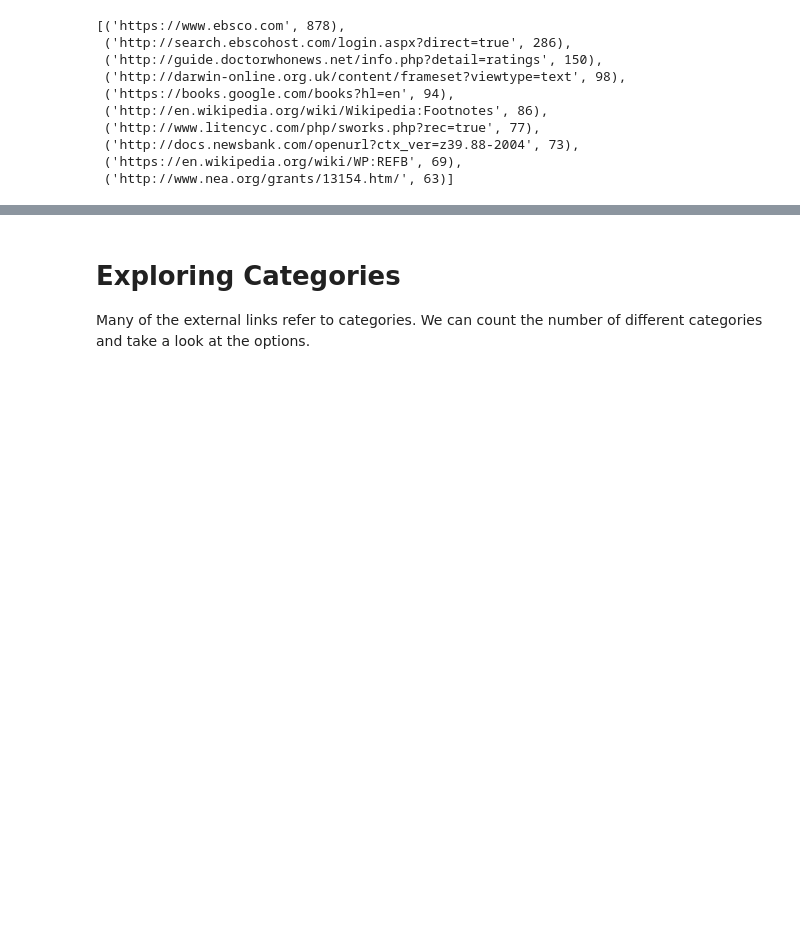
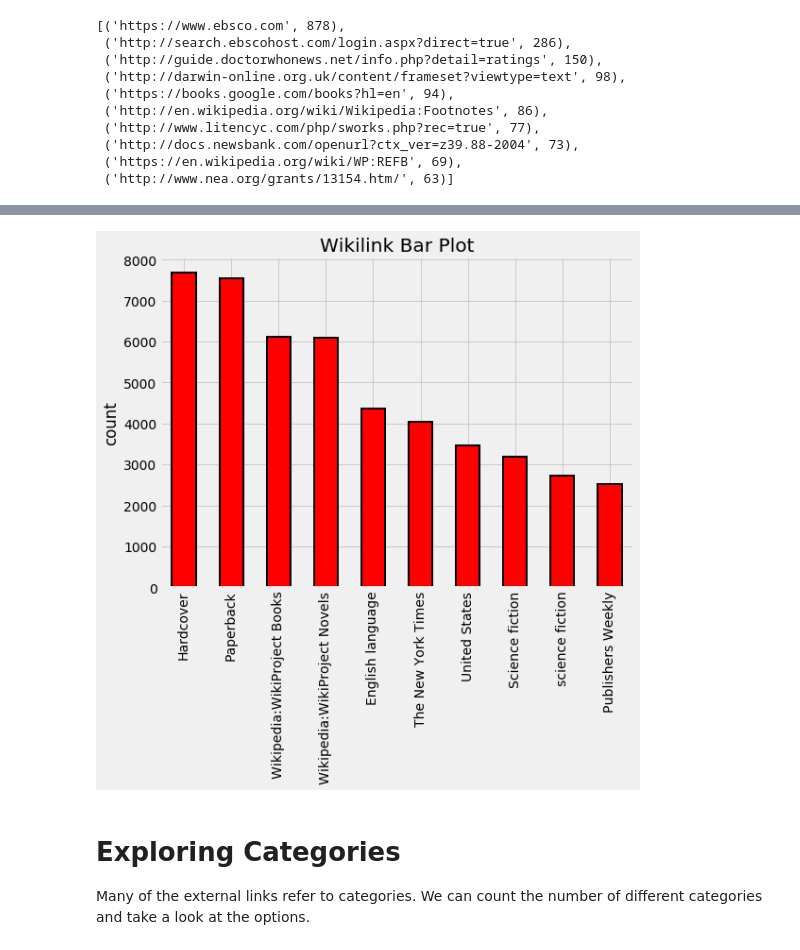
Before and after one commit to WillKoehrsen/wikipedia-data-science, a Jupyter notebook: Exploring Wikipedia Book Data.ipynb, the cells around one changed output, grey strips where cells are left out. Saved outputs shown, nothing was run; the diff lists cells and outputs as text; code cells hidden in the pictures; blank space fills up the shorter version.

```diff
--- a/Exploring Wikipedia Book Data.ipynb
+++ b/Exploring Wikipedia Book Data.ipynb
@@ -182,3 +230,7 @@ ex_link_counts[:10]
+# %%
+plot_counts(wikilink_counts, 'wikilink')
+# %% [output]
+[figure, added]
 # %% [markdown]
 # Exploring Categories
 
```
Also changed, not shown: parts of 18 cells of this notebook, 3 other files.
